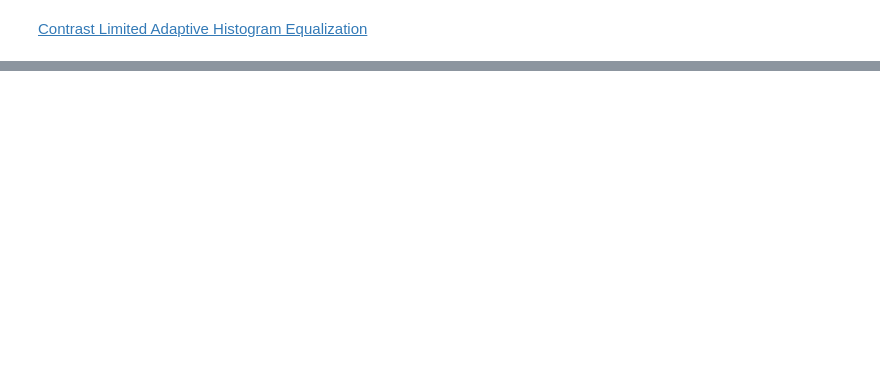
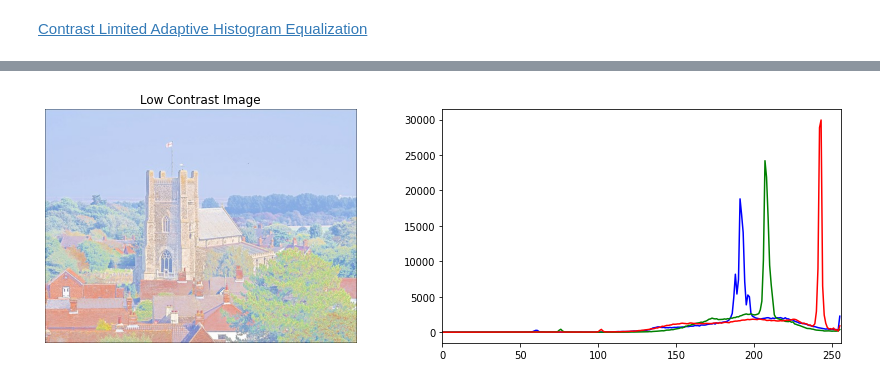
Before and after one commit to paulinho-16/MEIC-VC, a Jupyter notebook: Exercises/Part1/2_image_enhancement.ipynb, the cells around one changed output, grey strips where cells are left out. Cells and saved outputs as stored; diff of their text form; code cells hidden in the pictures; blank space fills up the shorter version.

```diff
--- a/Exercises/Part1/2_image_enhancement.ipynb
+++ b/Exercises/Part1/2_image_enhancement.ipynb
@@ -145,0 +191,21 @@ Challenge: Repeat the process for a coloured image
+# %%
+imgLC = cv2.imread(os.path.join(dataDir, 'lowContrast_05.jpg'))
+imgLC = cv2.cvtColor(imgLC, cv2.COLOR_BGR2RGB) # Convert from BGR to RGB in order to use Matplotlib to display the image
+
+fig, ax = plt.subplots(1,2, figsize=(12,4))
+
+ax[0].imshow(imgLC)
+ax[0].set_title('Low Contrast Image')
+ax[0].axis('off')
+
+# Plotting histogram using Matplotlib
+color = ('b','g','r')
+for i,col in enumerate(color):
+    histr = cv2.calcHist([imgLC],[i],None,[256],[0,256])
+    ax[1].plot(histr, color = col)
+    ax[1].set_xlim([0,256])
+
+fig.tight_layout()
+plt.show()
+# %% [output]
+[figure, added]
```
Also changed, not shown: parts of 9 cells of this notebook.
